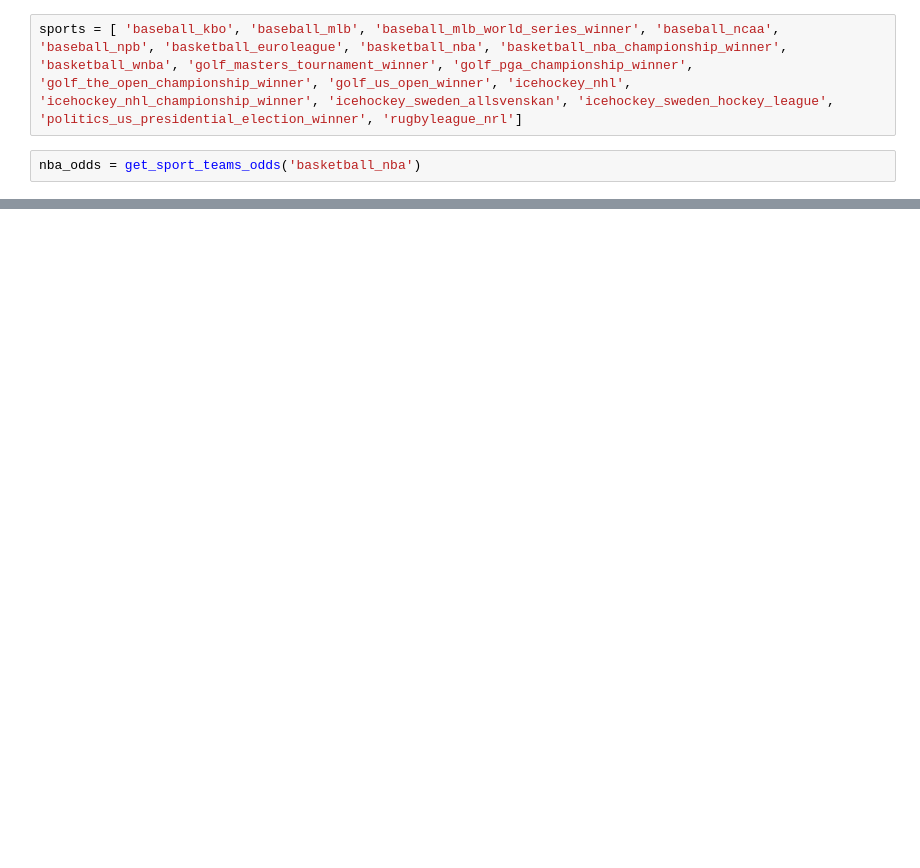
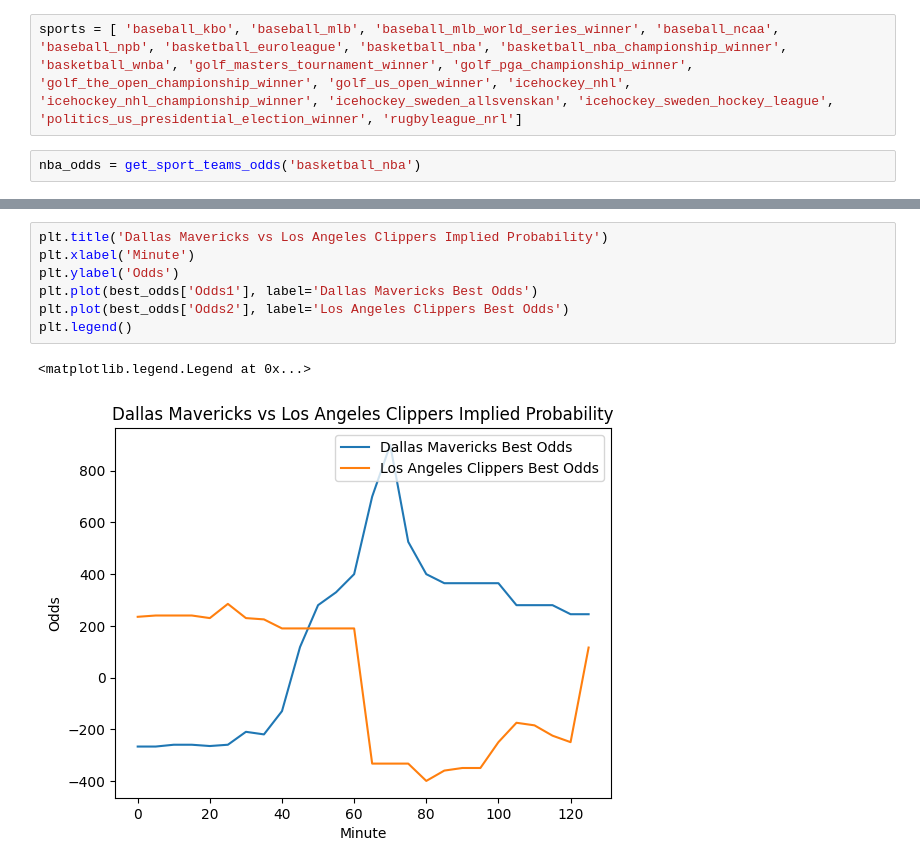
Before and after one commit to thomas211738/SBA, a Jupyter notebook: scraping.ipynb, the cells around one changed output, grey strips where cells are left out. Cells and saved outputs as stored; diff of their text form; blank space fills up the shorter version.

```diff
--- a/scraping.ipynb
+++ b/scraping.ipynb
@@ -203,0 +280,10 @@ KeyboardInterrupt:
+# %%
+plt.title('Dallas Mavericks vs Los Angeles Clippers Implied Probability')
+plt.xlabel('Minute')
+plt.ylabel('Odds')
+plt.plot(best_odds['Odds1'], label='Dallas Mavericks Best Odds')
+plt.plot(best_odds['Odds2'], label='Los Angeles Clippers Best Odds')
+plt.legend()
+# %% [output]
+<matplotlib.legend.Legend at 0x...>
+[figure, added]
```
Also changed, not shown: parts of 13 cells of this notebook.
